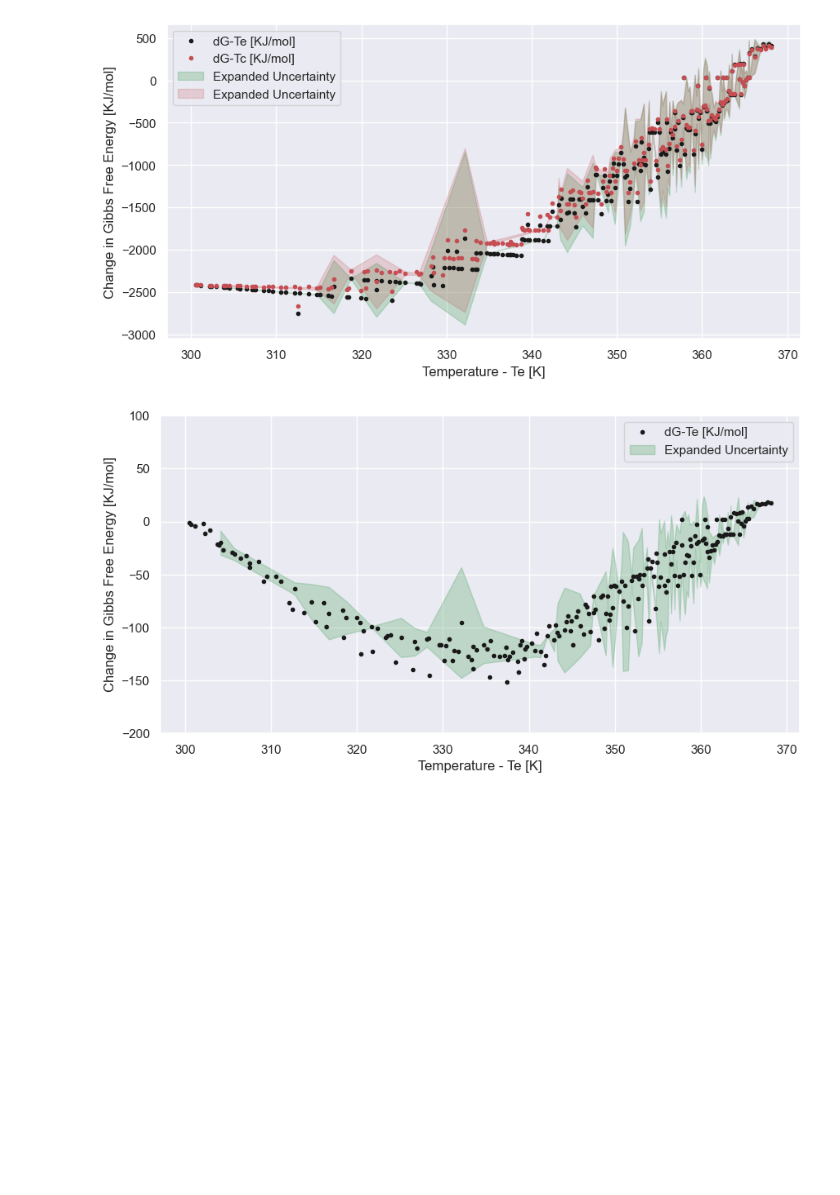
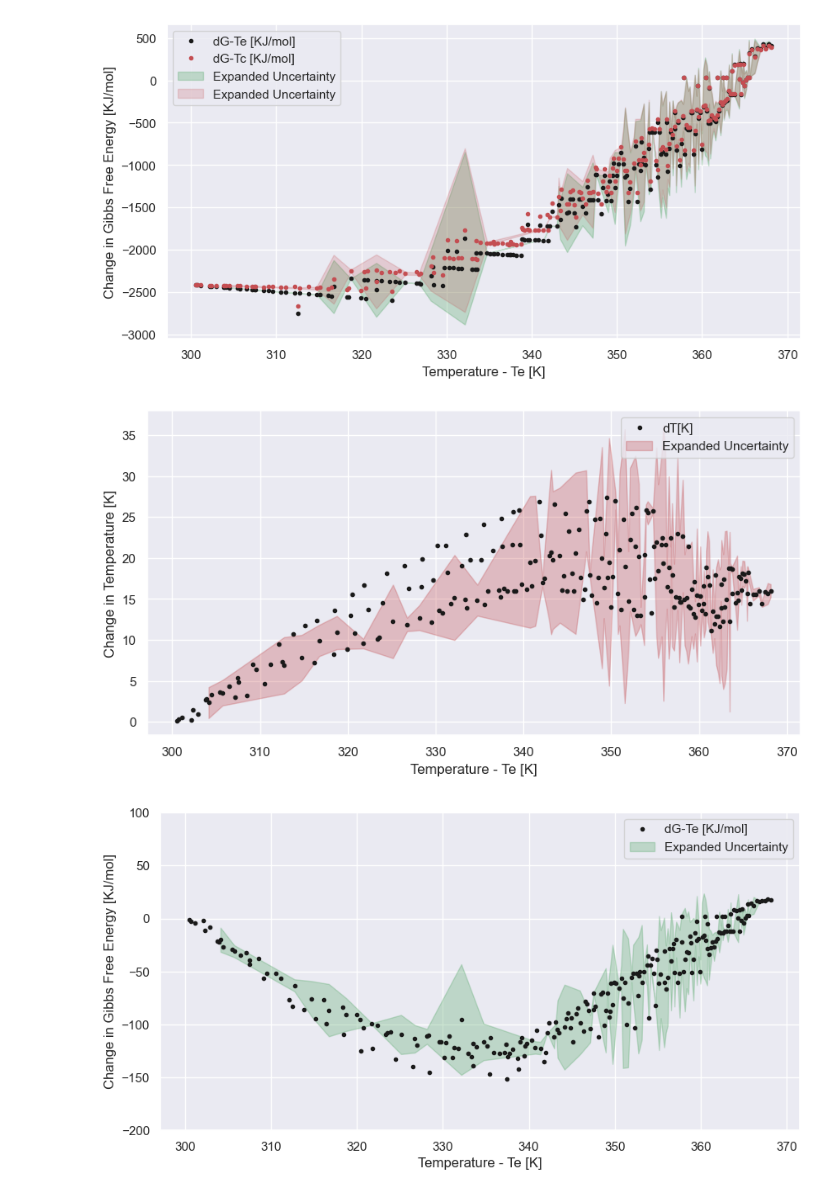
Before and after one commit to nirmalparmarphd/PulseHeatPipe, a Jupyter notebook: ada_php_al2o3_60fr.ipynb, the cells around one changed output. Drawn from its saved outputs; the diff is of its cells as text; code cells hidden in the pictures; blank space fills up the shorter version.

```diff
--- a/ada_php_al2o3_60fr.ipynb
+++ b/ada_php_al2o3_60fr.ipynb
@@ -169,6 +169,11 @@ mdf.PlotEUTP(df_mean,df_std)
 mdf.PlotEUGFE(df_mean, df_std)
 # %% [output]
 [figure]
+# %%
+# plotting dT
+mdf.PlotEUdT(df_mean, df_std)
+# %% [output]
+[figure, added]
 # %%
 # plotting dG
 mdf.PlotEUdG(df_mean, df_std)
```
Also changed, not shown: parts of 2 cells of this notebook, 7 other files.
